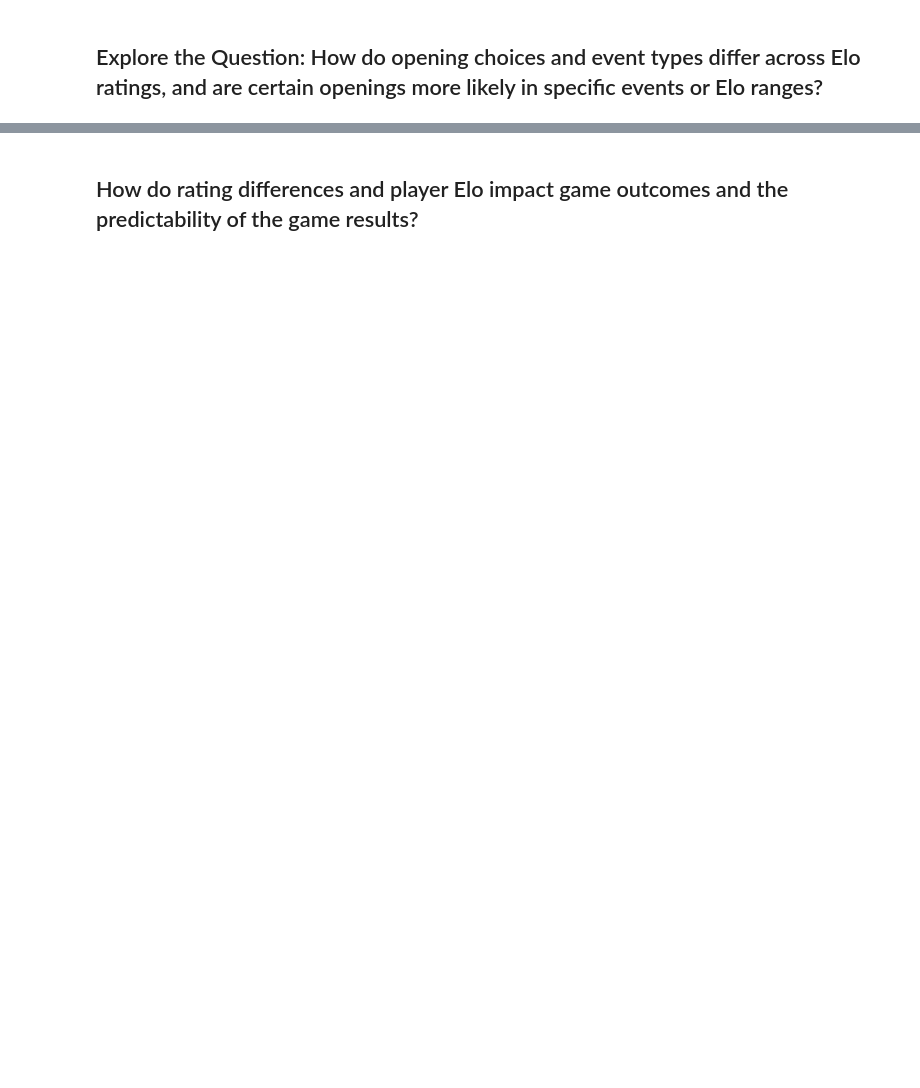
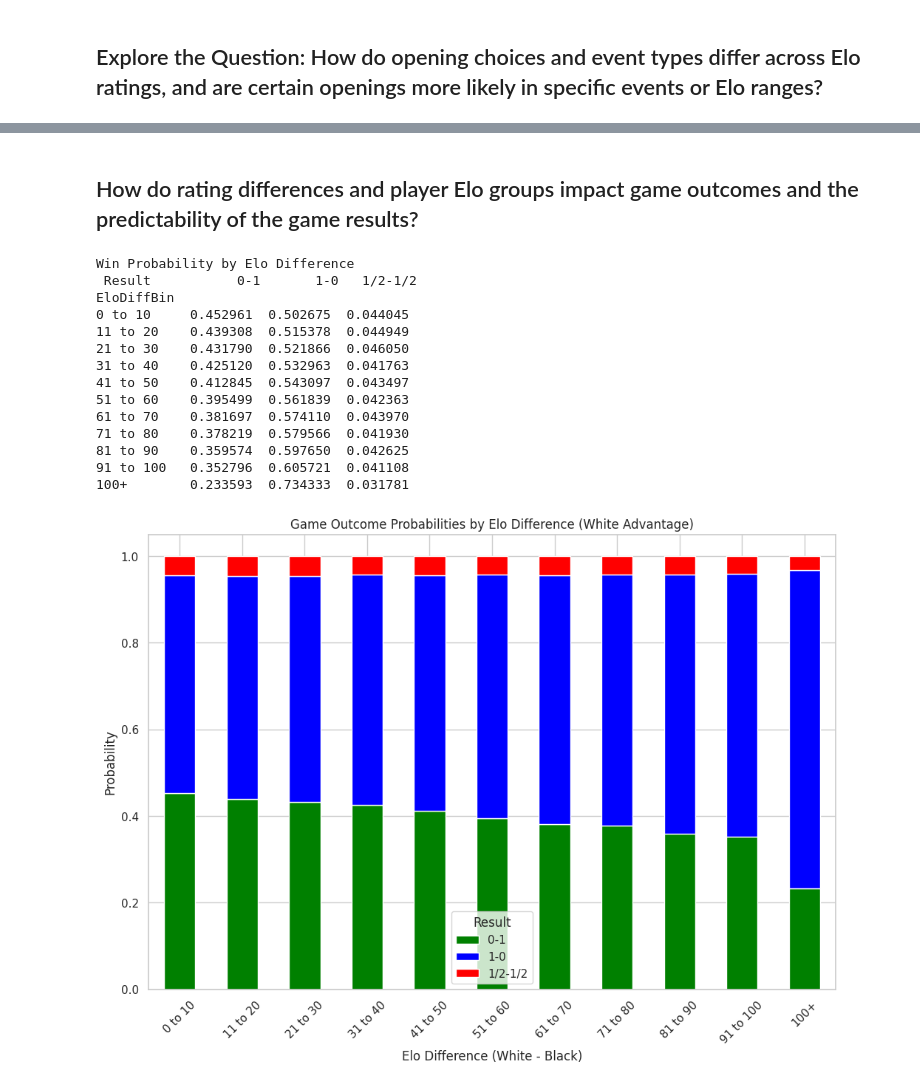
Before and after one commit to ktranfaglia1/DSCI470, a Jupyter notebook: TheProject/ChessAnalysis.ipynb, the cells around one changed output, grey strips where cells are left out. Saved outputs shown, nothing was run; the diff lists cells and outputs as text; code cells hidden in the pictures; blank space fills up the shorter version.

```diff
--- a/TheProject/ChessAnalysis.ipynb
+++ b/TheProject/ChessAnalysis.ipynb
@@ -266,2 +374,71 @@ print("\nMost Frequent Elo Group by Event", most_frequent_elo_group_by_event)
 # %% [markdown]
-## How do rating differences and player Elo impact game outcomes and the predictability of the game results? ##
+## How do rating differences and player Elo groups impact game outcomes and the predictability of the game results? ##
+# %%
+# Calculate the Elo difference between White and Black (keeping sign to indicate advantage)
+df_chess['EloDifference'] = df_chess['WhiteElo'] - df_chess['BlackElo']
+
+# ***Differences between White and Black advantage were very subtle and they don't help answer the question
+# # Define Elo difference bins and labels for advantages and disadvantages
+# elo_diff_bins = [-float('inf'), -100, -90, -80, -70, -60, -50, -40, -30, -20, -10, 0, 10, 20, 30, 40, 50, 60, 70, 80, 90, 100, float('inf')]
+# elo_diff_labels = [
+#     '-100+', '-91 to -100', '-81 to -90', '-71 to -80', '-61 to -70', '-51 to -60', '-41 to -50',
+#     '-31 to -40', '-21 to -30', '-11 to -20', '-1 to -10', '0 to 10', '11 to 20', '21 to 30', '31 to 40',
+#     '40 to 50', '51to 60', '61 to 70', '71 to 80', '81 to 90', '91 to 100', '100+'
+# ]
+
+# Define Elo difference bins and labels
+elo_diff_bins = [0, 10, 20, 30, 40, 50, 60, 70, 80, 90, 100, float('inf')]
+elo_diff_labels = ['0 to 10', '11 to 20', '21 to 30', '31 to 40', '41 to 50', '51 to 60', '61 to 70', '71 to 80', '81 to 90', '91 to 100', '100+']
+
+# Create a new column for Elo difference bins
+df_chess['EloDiffBin'] = pd.cut(df_chess['EloDifference'], bins=elo_diff_bins, labels=elo_diff_labels)
+
+# Calculate outcome probabilities within each EloDiffBin
+outcome_probs_by_diff = (
+    df_chess.groupby('EloDiffBin', observed=False)['Result']
+    .value_counts(normalize=True)
+    .unstack(fill_value=0)
+    .drop(columns='*', errors='ignore')
+)
+print("\nWin Probability by Elo Difference\n", outcome_probs_by_diff)
+
+outcome_probs_by_diff.plot(kind='bar', stacked=True, figsize=(12, 8), color=['green','blue', 'red'])
+plt.title('Game Outcome Probabilities by Elo Difference (White Advantage)')
+plt.xlabel('Elo Difference (White - Black)')
+plt.ylabel('Probability')
+plt.legend(title='Result')
+plt.xticks(rotation=45)
+plt.show()
+
+# Calculate outcome probabilities for each Elo range and Elo difference bin
+outcome_probs_by_elo_and_diff = (
+    df_chess.groupby(['WhiteEloGroup', 'EloDiffBin'])['Result']
+    .value_counts(normalize=True)
+    .unstack(fill_value=0)
+    .drop(columns='*', errors='ignore')
+)
+print("\nWin Probability for each Elo Group by Elo Difference\n", outcome_probs_by_elo_and_diff)
+
+# Calculate win ratios by EloDiffBin
+df_chess['WhiteWinProbability'] = df_chess['Result'].apply(lambda x: 1 if x == '1-0' else 0)
+win_ratios = (
+    df_chess.groupby('EloDiffBin')['IsWin']
+    .mean()
+)
+print(win_ratios)
+# %% [output]
+Win Probability by Elo Difference
+ Result           0-1       1-0   1/2-1/2
+EloDiffBin
+0 to 10     0.452961  0.502675  0.044045
+11 to 20    0.439308  0.515378  0.044949
+21 to 30    0.431790  0.521866  0.046050
+31 to 40    0.425120  0.532963  0.041763
+41 to 50    0.412845  0.543097  0.043497
+51 to 60    0.395499  0.561839  0.042363
+61 to 70    0.381697  0.574110  0.043970
+71 to 80    0.378219  0.579566  0.041930
+81 to 90    0.359574  0.597650  0.042625
+91 to 100   0.352796  0.605721  0.041108
+100+        0.233593  0.734333  0.031781
+[figure, added]
```
Also changed, not shown: parts of 3 cells of this notebook.
